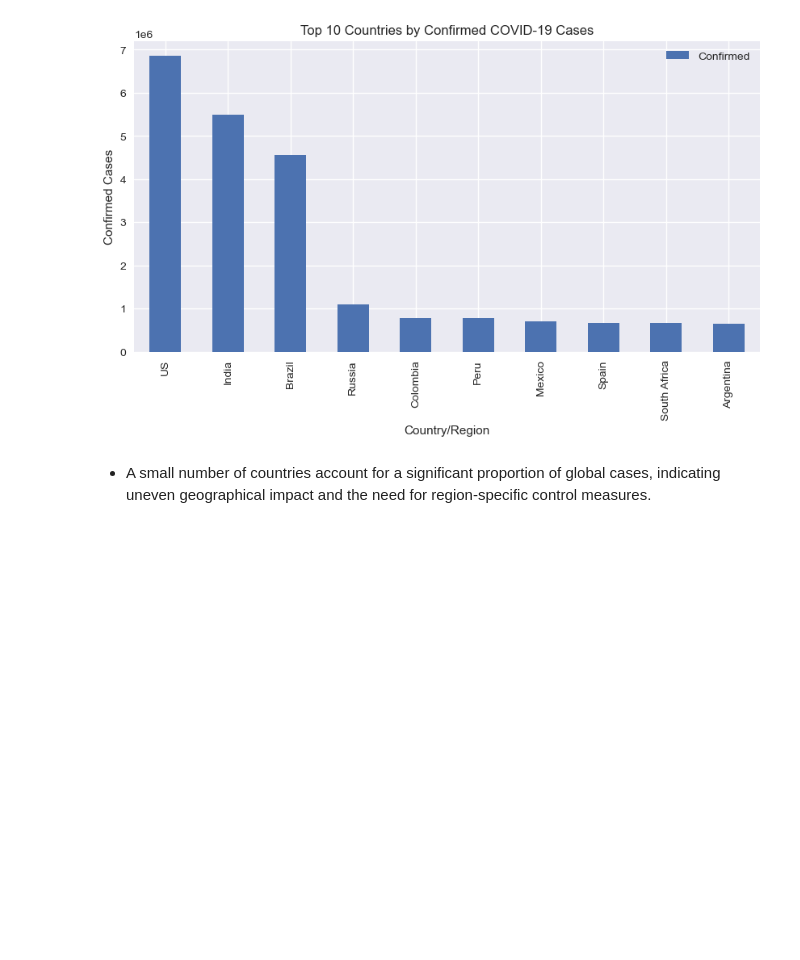
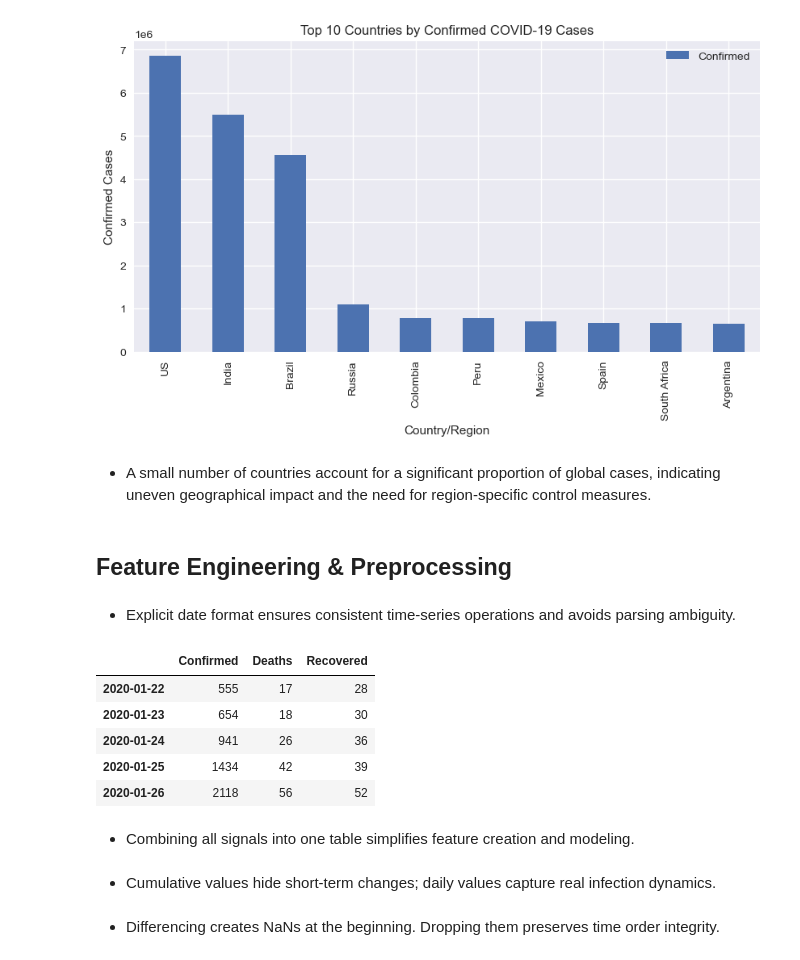
Before and after one commit to yash18543/home---loan---default---project, a Jupyter notebook: PRCP-1023-JohnsHopkinsCovid19.ipynb, the cells around one changed output. Saved outputs shown, nothing was run; the diff lists cells and outputs as text; code cells hidden in the pictures; blank space fills up the shorter version.

```diff
--- a/PRCP-1023-JohnsHopkinsCovid19.ipynb
+++ b/PRCP-1023-JohnsHopkinsCovid19.ipynb
@@ -131,3 +131,34 @@ plt.show()
 [figure]
 # %% [markdown]
 - A small number of countries account for a significant proportion of global cases, indicating uneven geographical impact and the need for region-specific control measures.
+# %% [markdown]
+## Feature Engineering & Preprocessing
+# %%
+confirmed_global.index = pd.to_datetime(
+    confirmed_global.index, format="%m/%d/%y"
+)
+deaths_global.index = pd.to_datetime(
+    deaths_global.index, format="%m/%d/%y"
+)
+recovered_global.index = pd.to_datetime(
+    recovered_global.index, format="%m/%d/%y"
+)
+# %% [markdown]
+- Explicit date format ensures consistent time-series operations and avoids parsing ambiguity.
+# %%
+df_ts = pd.DataFrame({
+    "Confirmed": confirmed_global,
+    "Deaths": deaths_global,
+    "Recovered": recovered_global
+})
+
+df_ts.head()
+# %% [output]
+|  | Confirmed | Deaths | Recovered |
+| 2020-01-22 | 555 | 17 | 28 |
+| 2020-01-23 | 654 | 18 | 30 |
+| 2020-01-24 | 941 | 26 | 36 |
+| 2020-01-25 | 1434 | 42 | 39 |
+| 2020-01-26 | 2118 | 56 | 52 |
+# %% [markdown]
+- Combining all signals into one table simplifies feature creation and modeling.
@@ -133,0 +169,2 @@ plt.show()
+# %% [markdown]
+- Cumulative values hide short-term changes; daily values capture real infection dynamics.
@@ -133,0 +174,2 @@ plt.show()
+# %% [markdown]
+- Differencing creates NaNs at the beginning. Dropping them preserves time order integrity.
```
Also changed, not shown: parts of 34 cells of this notebook.
